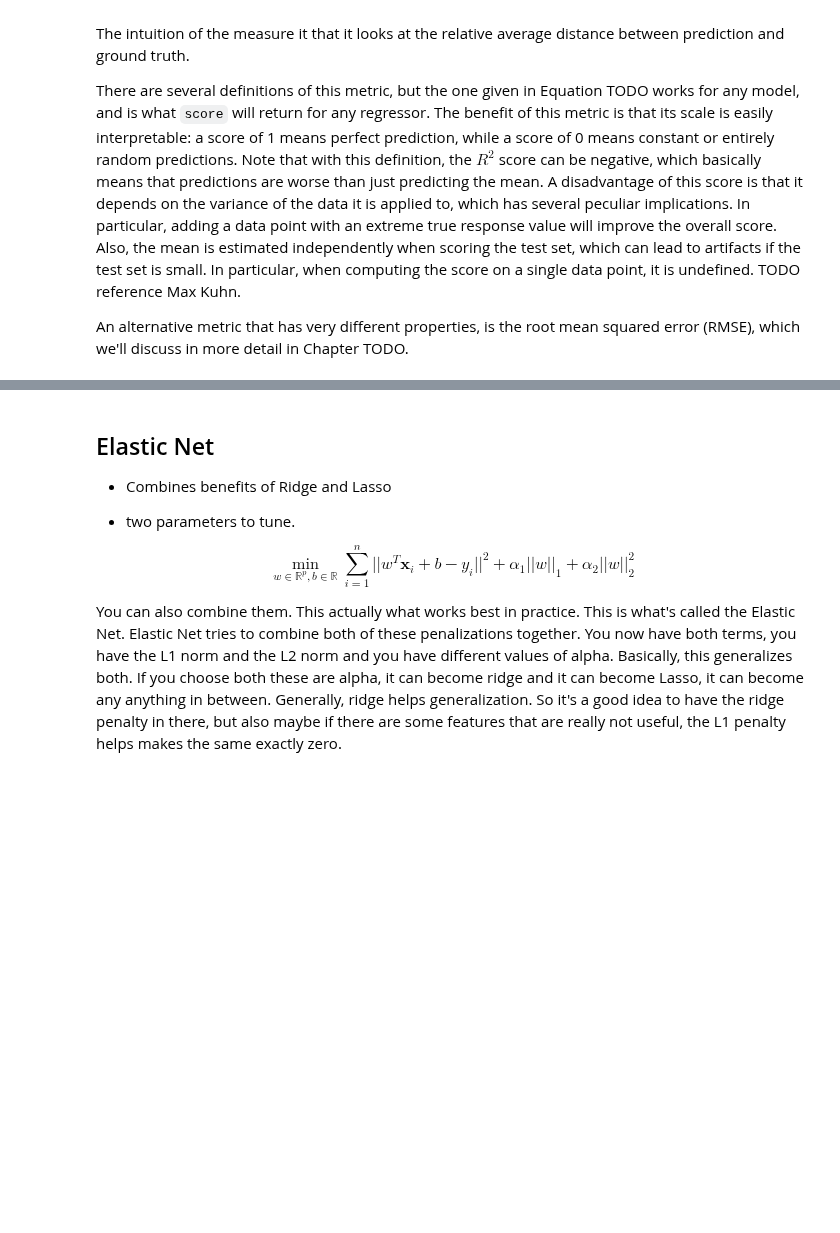
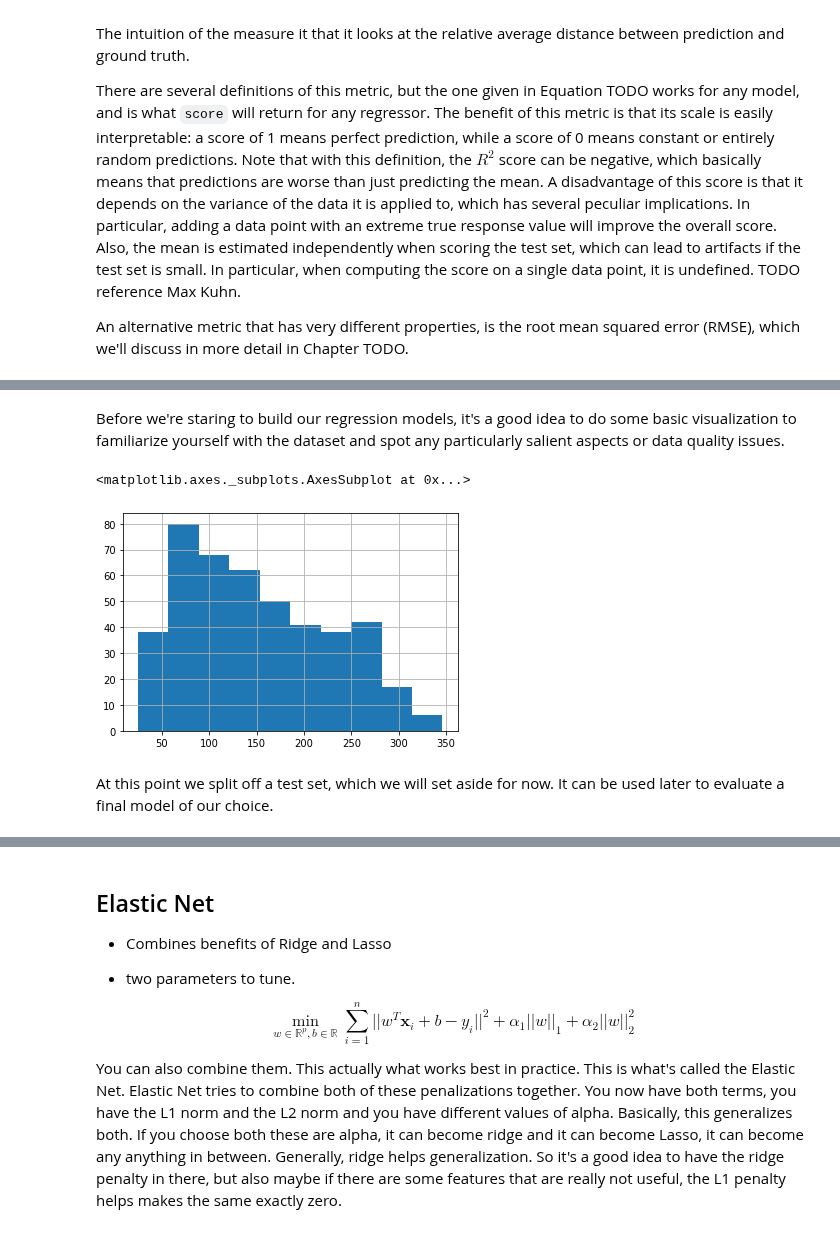
Before and after one commit to amueller/aml, a Jupyter notebook: 02-supervised-learning/05-linear-models-regression.ipynb, the cells around one changed output, grey strips where cells are left out. Drawn from its saved outputs; the diff is of its cells as text; code cells hidden in the pictures; blank space fills up the shorter version.

```diff
--- a/02-supervised-learning/05-linear-models-regression.ipynb
+++ b/02-supervised-learning/05-linear-models-regression.ipynb
@@ -659,0 +111,6 @@ interpretation a little bit harder.
+# %%
+# start by loading the dataset and doing a quick first look
+from sklearn.datasets import load_diabetes
+X, y = load_diabetes(as_frame=True, return_X_y=True)
+print(X.shape)
+X.head()
@@ -659,0 +125,15 @@ interpretation a little bit harder.
+# %% [markdown]
+Before we're staring to build our regression models, it's a good idea to do some basic visualization to familiarize yourself with the dataset and spot any particularly salient aspects or data quality issues.
+# %%
+# It's a good idea to get an idea of the distribution of the target variable.
+# Here we're using matplotlib's histogram function.
+# Remember to set bins to auto, otherwise it's using 10 bins
+# the histogram is somewhat skewed to the left, though not extremely
+# and has a maximum around somewhere around 90
+import matplotlib.pyplot as plt
+y.hist(bins='auto')
+# %% [output]
+<matplotlib.axes._subplots.AxesSubplot at 0x...>
+[figure, added]
+# %% [markdown]
+At this point we split off a test set, which we will set aside for now. It can be used later to evaluate a final model of our choice.
```
Also changed, not shown: parts of 111 cells of this notebook.
